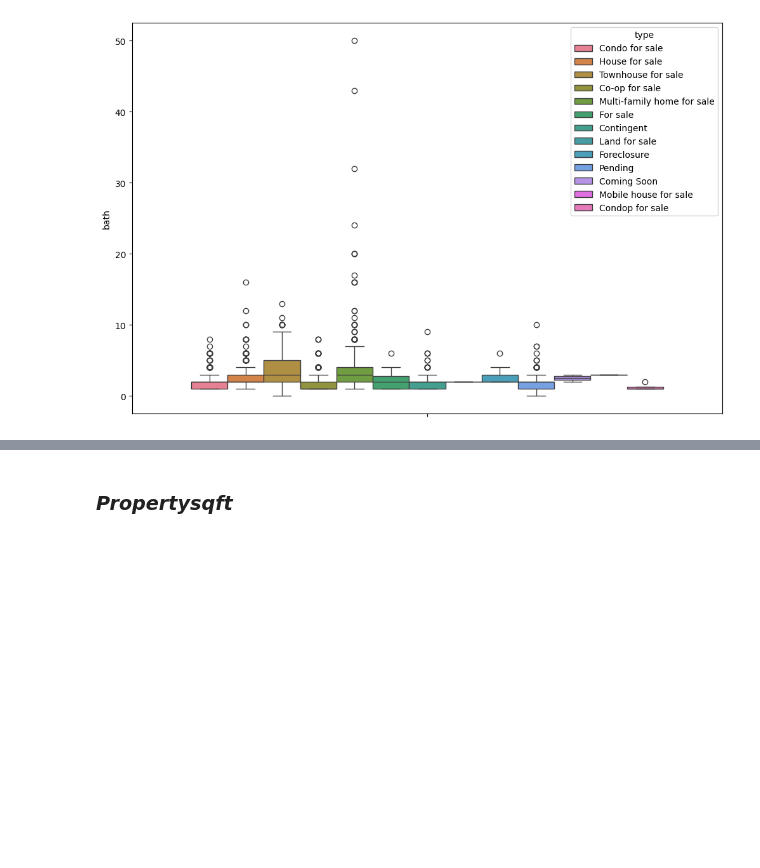
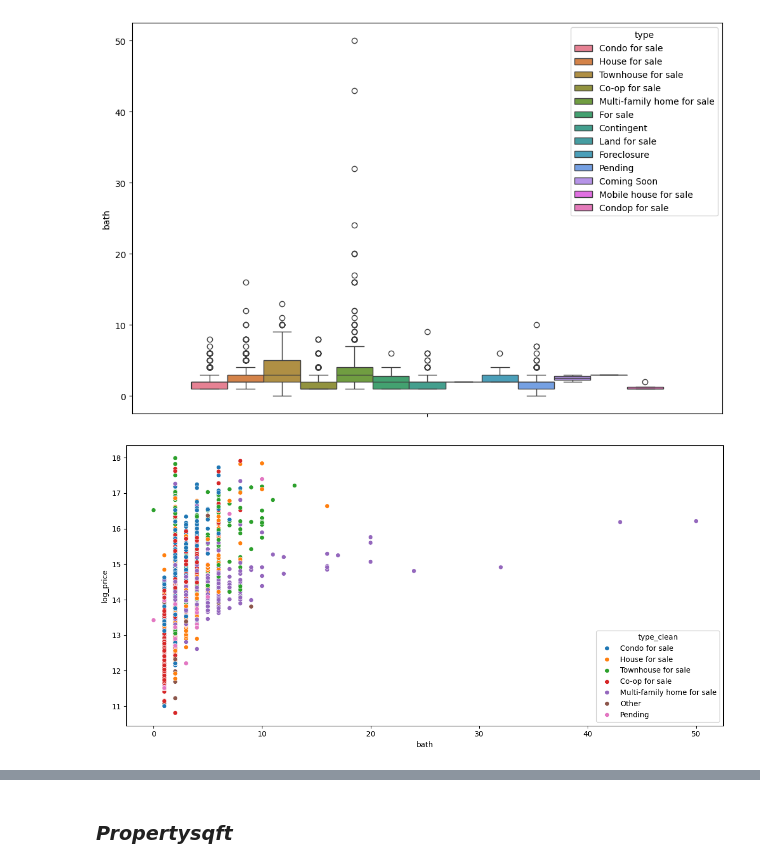
Before and after one commit to codekot/nyc-housing-project, a Jupyter notebook: notebooks/nyc_2024.ipynb, the cells around one changed output, grey strips where cells are left out. Drawn from its saved outputs; the diff is of its cells as text; code cells hidden in the pictures; blank space fills up the shorter version.

```diff
--- a/notebooks/nyc_2024.ipynb
+++ b/notebooks/nyc_2024.ipynb
@@ -755,3 +755,8 @@ sns.boxplot(df,y='bath', hue='type')
 # %% [output]
 <Axes: ylabel='bath'>
 [figure]
+# %%
+plt.figure(figsize=(12, 6))
+sns.scatterplot(data=df, x='bath', y='log_price', hue='type_clean')
+# %% [output]
+[figure, added]
```
Also changed, not shown: parts of 4 cells of this notebook.
